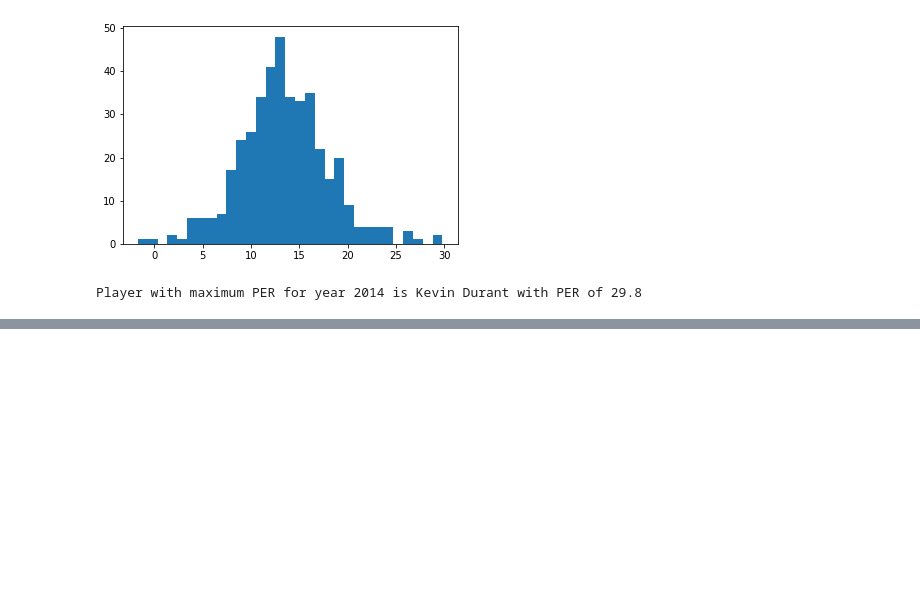
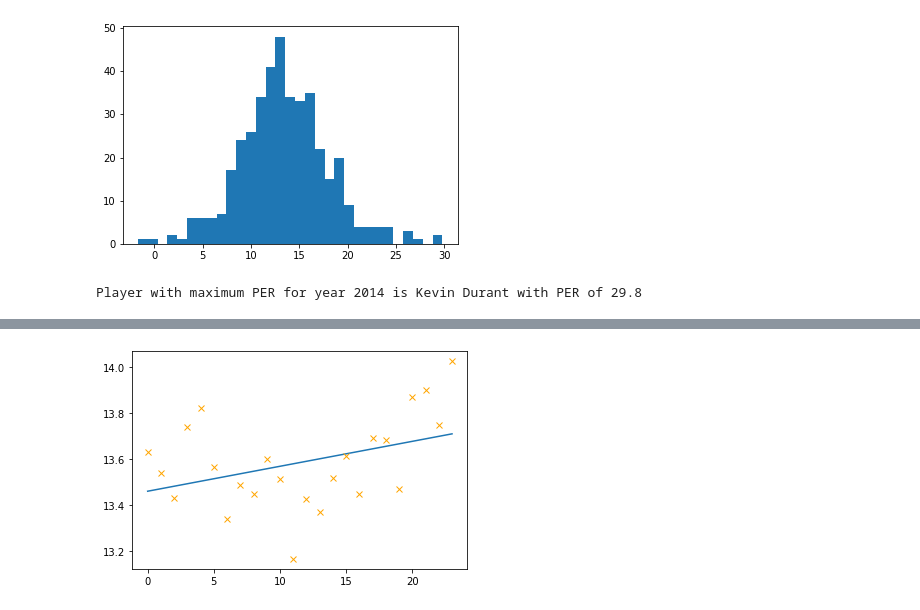
Before and after one commit to guygozlan/SciComPy_NBA, a Jupyter notebook: NBA.ipynb, the cells around one changed output, grey strips where cells are left out. Cells and saved outputs as stored; diff of their text form; code cells hidden in the pictures; blank space fills up the shorter version.

```diff
--- a/NBA.ipynb
+++ b/NBA.ipynb
@@ -195,0 +258,5 @@ Player with maximum PER for year 2014 is Kevin Durant with PER of 29.8
+# %%
+def lin_func(x,a,b):
+    return a*x+b
+# %%
+pars, cov = curve_fit(f=lin_func, xdata=range(*years_range,1), ydata=mean_per)
@@ -195,0 +272,7 @@ Player with maximum PER for year 2014 is Kevin Durant with PER of 29.8
+# %%
+plt.plot(lin_func(range(*years_range,1), pars[0], pars[1]))
+plt.plot(mean_per, 'x', color='orange')
+plt.show()
+#TODO: Add variance to the line. Maybe sample from the normal dist of a,b
+# %% [output]
+[figure, added]
```
Also changed, not shown: parts of 19 cells of this notebook.
